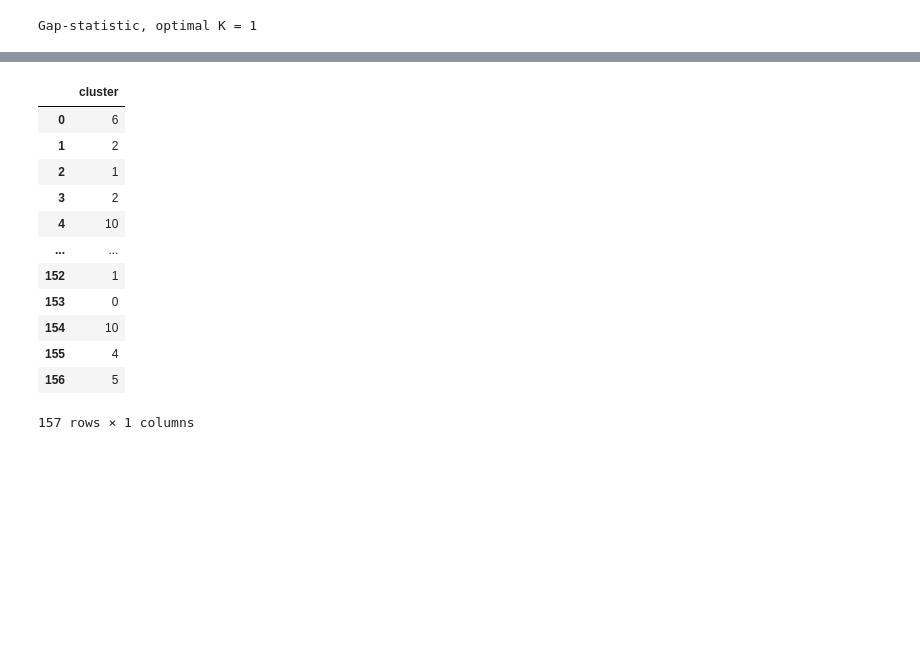
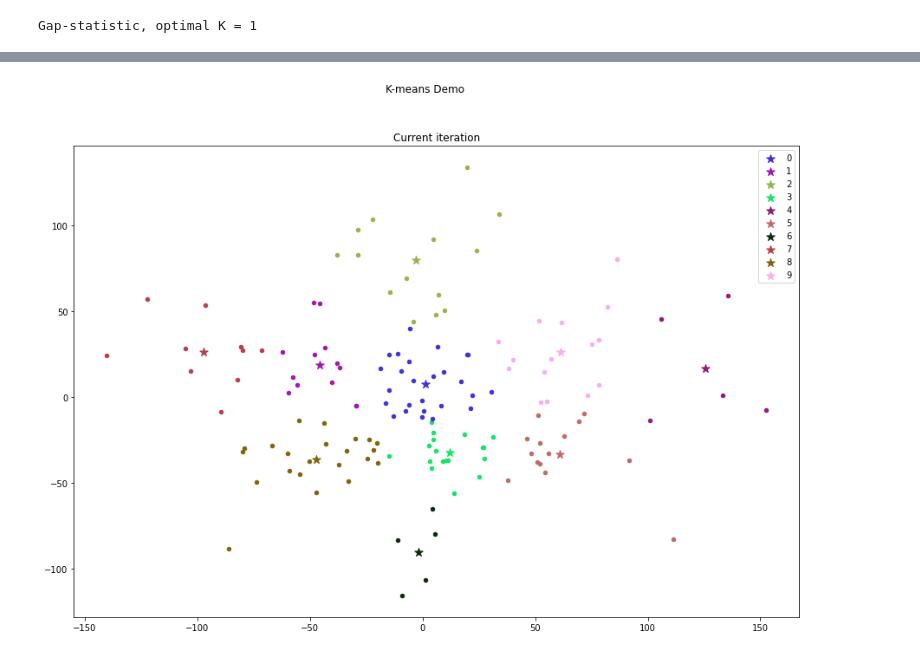
Before and after one commit to Hypertyz/igem2022, a Jupyter notebook: Yeast_project/notebooks/Promoter_RBS.ipynb, the cells around one changed output, grey strips where cells are left out. Cells and saved outputs as stored; diff of their text form; code cells hidden in the pictures; blank space fills up the shorter version.

```diff
--- a/Yeast_project/notebooks/Promoter_RBS.ipynb
+++ b/Yeast_project/notebooks/Promoter_RBS.ipynb
@@ -278,19 +278,3 @@ else:
     print ("Gap-statistic, optimal K = %d" % list_of_clusters[K_opt[0]])
 # %% [output]
 Gap-statistic, optimal K = 1
-# %%
-import random
-col = []
-for m in range(15):
-    c = ["#"+''.join([random.choice('ABCDEF0123456789') for n in range(6)])]
-    col.append(c)
-
-def plotting(X, kmeans, y_pred, ax):
-    ax.clear()
-    for j in range(X.shape[0]):
-        ax.scatter(X[j,0], X[j,1], c = col[y_pred[j]], marker= ".", s=80)
-    for i in range(kmeans.cluster_centers_.shape[0]):
-        ax.scatter(kmeans.cluster_centers_[i,0], kmeans.cluster_centers_[i,1], c = col[i],
-                   marker= "*", s=100, label=i)
-    ax.legend()
-    ax.set_title("Current iteration")
@@ -312,18 +280,0 @@ plotting(X_pca, kmeans, y_pred, ax)
-# %%
-cluster_map = pd.DataFrame()
-cluster_map['cluster'] = kmeans.labels_
-cluster_map
-# %% [output]
-|  | cluster |
-| 0 | 6 |
-| 1 | 2 |
-| 2 | 1 |
-| 3 | 2 |
-| 4 | 10 |
-| ... | ... |
-| 152 | 1 |
-| 153 | 0 |
-| 154 | 10 |
-| 155 | 4 |
-| 156 | 5 |
-157 rows × 1 columns
@@ -331,0 +281,31 @@ cluster_map.to_csv("./clusters.csv",index=False)
+# %%
+import random
+col = []
+for m in range(10):
+    c = ["#"+''.join([random.choice('ABCDEF0123456789') for n in range(6)])]
+    col.append(c)
+
+def plotting(X, kmeans, y_pred, ax):
+    ax.clear()
+    for j in range(X.shape[0]):
+        ax.scatter(X[j,0], X[j,1], c = col[y_pred[j]], marker= ".", s=80)
+    for i in range(kmeans.cluster_centers_.shape[0]):
+        ax.scatter(kmeans.cluster_centers_[i,0], kmeans.cluster_centers_[i,1], c = col[i],
+                   marker= "*", s=100, label=i)
+    ax.legend()
+    ax.set_title("Current iteration")
+# %%
+clusters = 10 # Control how many clusters we want
+
+kmeans = KMeans(n_clusters = clusters, n_init = 1, random_state = 1, max_iter = 1)
+y_pred = kmeans.fit_predict(X_pca)
+
+fig, ax = plt.subplots(1,1, figsize=(15,10))
+plt.suptitle("K-means Demo")
+
+kmeans= KMeans(n_clusters = clusters, init = "random", random_state = 0)
+y_pred = kmeans.fit_predict(X_pca)
+
+plotting(X_pca, kmeans, y_pred, ax)
+# %% [output]
+[figure, added]
```
Also changed, not shown: parts of 13 cells of this notebook, 18 other files.
